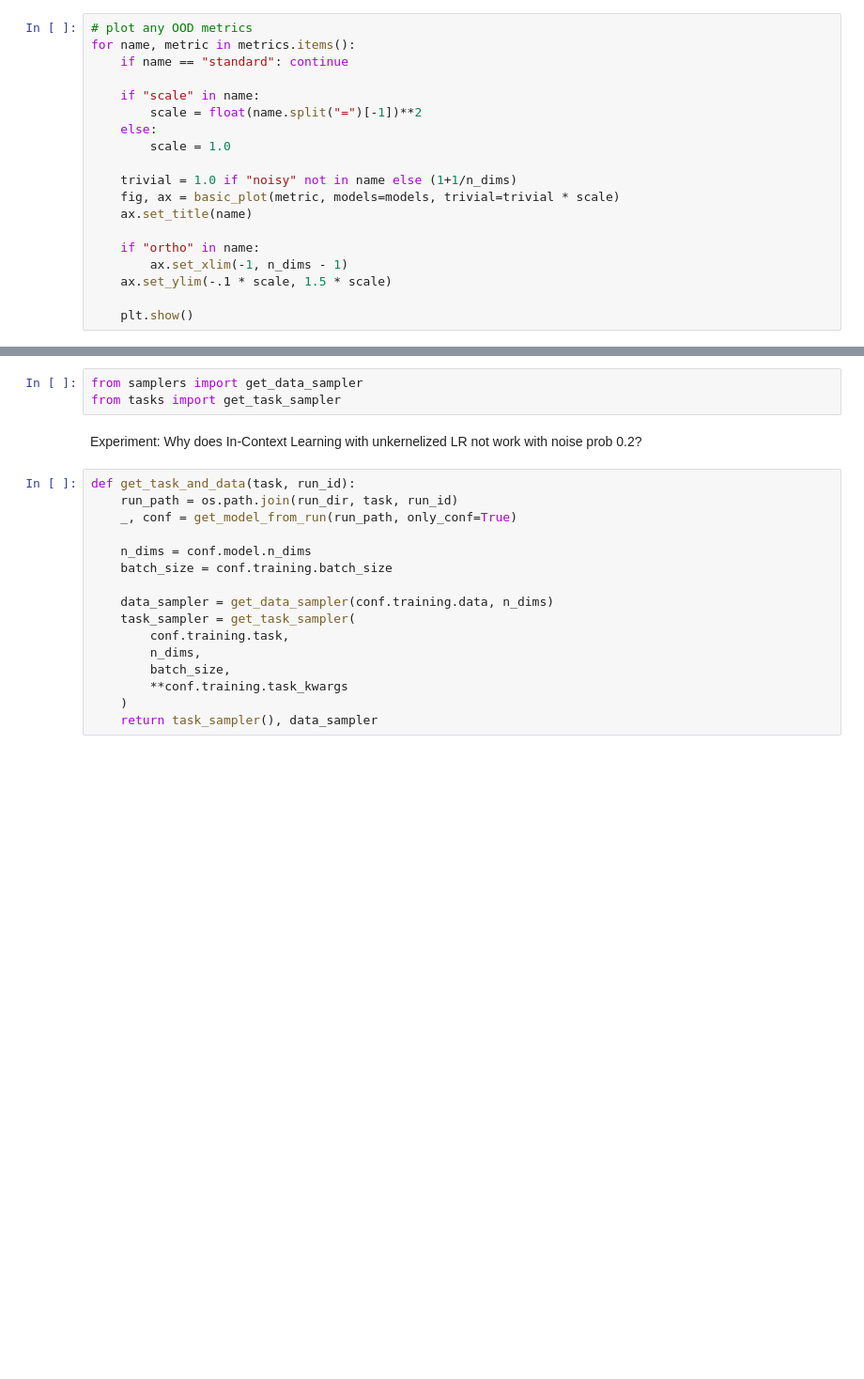
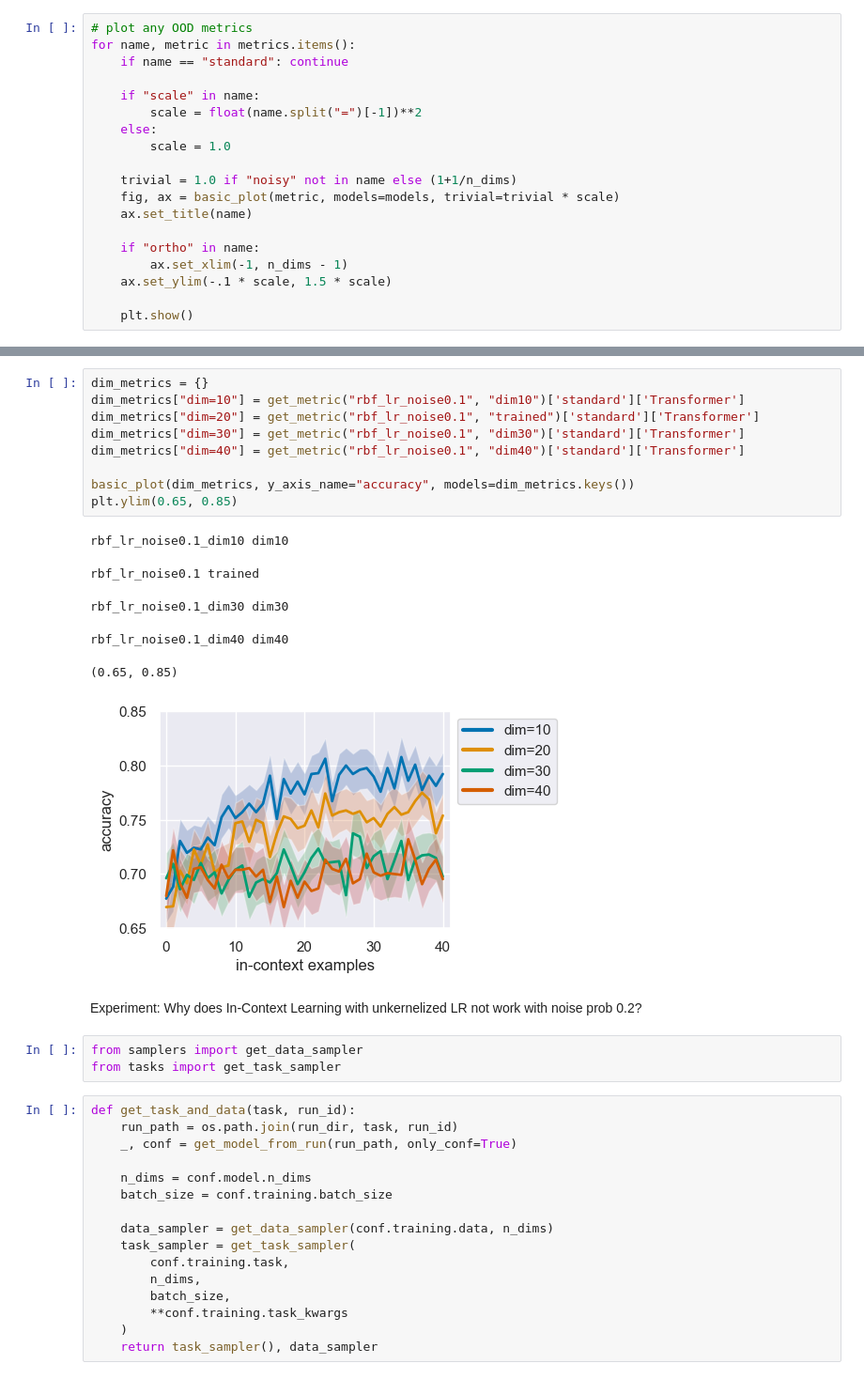
Before and after one commit to zenglingqi647/ICL, a Jupyter notebook: src/eval.ipynb, the cells around one changed output, grey strips where cells are left out. Shown at 94% size. Saved outputs shown, nothing was run; the diff lists cells and outputs as text; blank space fills up the shorter version.

```diff
--- a/src/eval.ipynb
+++ b/src/eval.ipynb
@@ -232,8 +282,24 @@ We will now directly load the model and measure its in-context learning ability
+# %%
+dim_metrics = {}
+dim_metrics["dim=10"] = get_metric("rbf_lr_noise0.1", "dim10")['standard']['Transformer']
+dim_metrics["dim=20"] = get_metric("rbf_lr_noise0.1", "trained")['standard']['Transformer']
+dim_metrics["dim=30"] = get_metric("rbf_lr_noise0.1", "dim30")['standard']['Transformer']
+dim_metrics["dim=40"] = get_metric("rbf_lr_noise0.1", "dim40")['standard']['Transformer']
+
+basic_plot(dim_metrics, y_axis_name="accuracy", models=dim_metrics.keys())
+plt.ylim(0.65, 0.85)
+# %% [output]
+rbf_lr_noise0.1_dim10 dim10
+rbf_lr_noise0.1 trained
+rbf_lr_noise0.1_dim30 dim30
+rbf_lr_noise0.1_dim40 dim40
+(0.65, 0.85)
+[figure, added]
+# %% [markdown]
+Experiment: Why does In-Context Learning with unkernelized LR not work with noise prob 0.2?
 # %%
 from samplers import get_data_sampler
 from tasks import get_task_sampler
-# %% [markdown]
-Experiment: Why does In-Context Learning with unkernelized LR not work with noise prob 0.2?
 # %%
 def get_task_and_data(task, run_id):
     run_path = os.path.join(run_dir, task, run_id)
```
Also changed, not shown: parts of 20 cells of this notebook, 2 other files.
